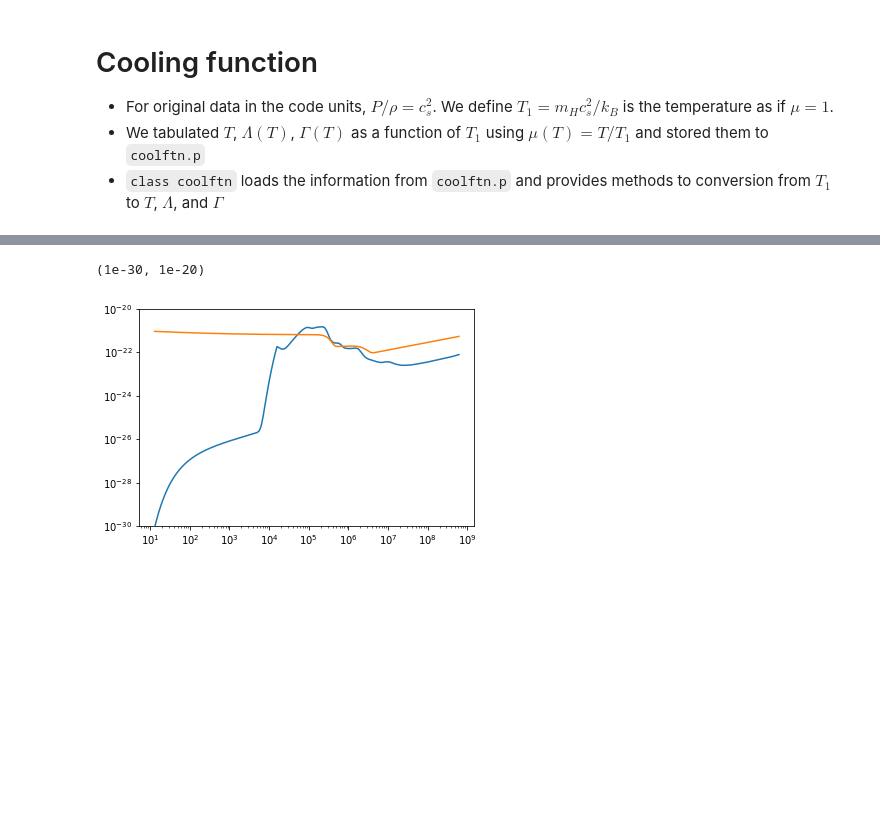
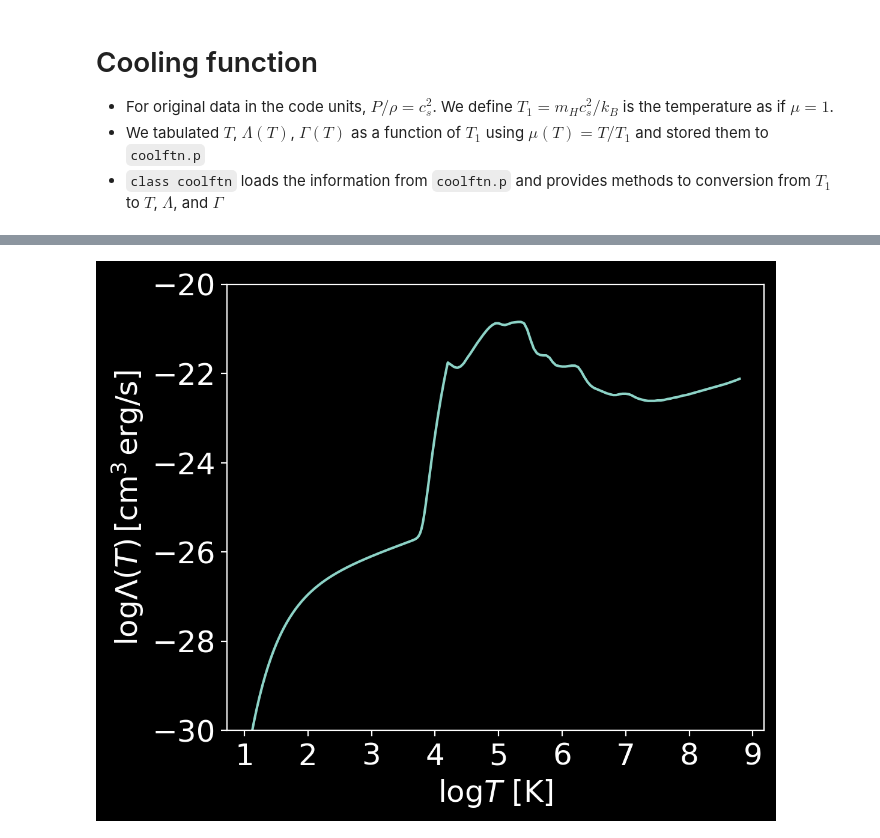
Before and after one commit to changgoo/pyathena, a Jupyter notebook: notebook/cooling_function.ipynb, the cells around one changed output, grey strips where cells are left out. Drawn from its saved outputs; the diff is of its cells as text; code cells hidden in the pictures; blank space fills up the shorter version.

Commit message:
Added new figure for dark background

```diff
--- a/notebook/cooling_function.ipynb
+++ b/notebook/cooling_function.ipynb
@@ -66,10 +66,14 @@ def SarazinWhite(T):
     l4=0.00439*T**0.35
     return (l1+l2+l3+l4)*1.e-22
 # %%
-plt.loglog(coolftn.temp,coolftn.cool)
-plt.loglog(coolftn.temp,SarazinWhite(coolftn.temp))
-#plt.plot(coolftn.temp,1.e-22*0.00439*coolftn.temp**0.35)
-plt.ylim(1.e-30,1.e-20)
+with plt.style.context(['dark_background',{'figure.figsize':(6,5),'figure.dpi':200,'font.size':18,'mathtext.fontset':'cm'}]):
+    plt.plot(np.log10(coolftn.temp),np.log10(coolftn.cool))
+    # plt.loglog(coolftn.temp,SarazinWhite(coolftn.temp))
+    #plt.plot(coolftn.temp,1.e-22*0.00439*coolftn.temp**0.35)
+    plt.ylim(-30,-20)
+    plt.xlabel(r'$\log T$ [K]')
+    plt.ylabel(r'$\log \Lambda(T)\,[{\rm cm^3\, erg/s}]$')
+    plt.tight_layout()
+    plt.savefig('/Users/ckim/Documents/Talks/202002_UGA/cooling.png',bbox_inches='tight')
 # %% [output]
-(1e-30, 1e-20)
-[figure, old version]
+[figure, new version]
```
Also changed, not shown: parts of 6 cells of this notebook.
